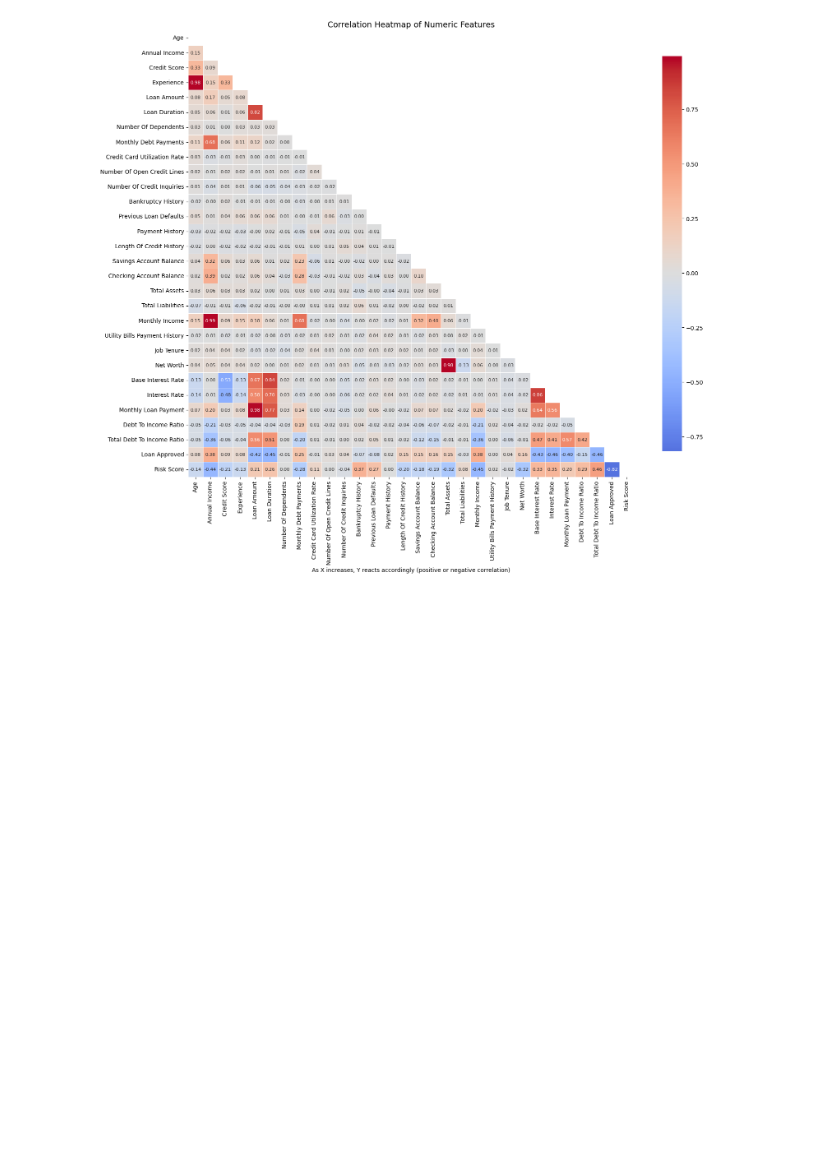
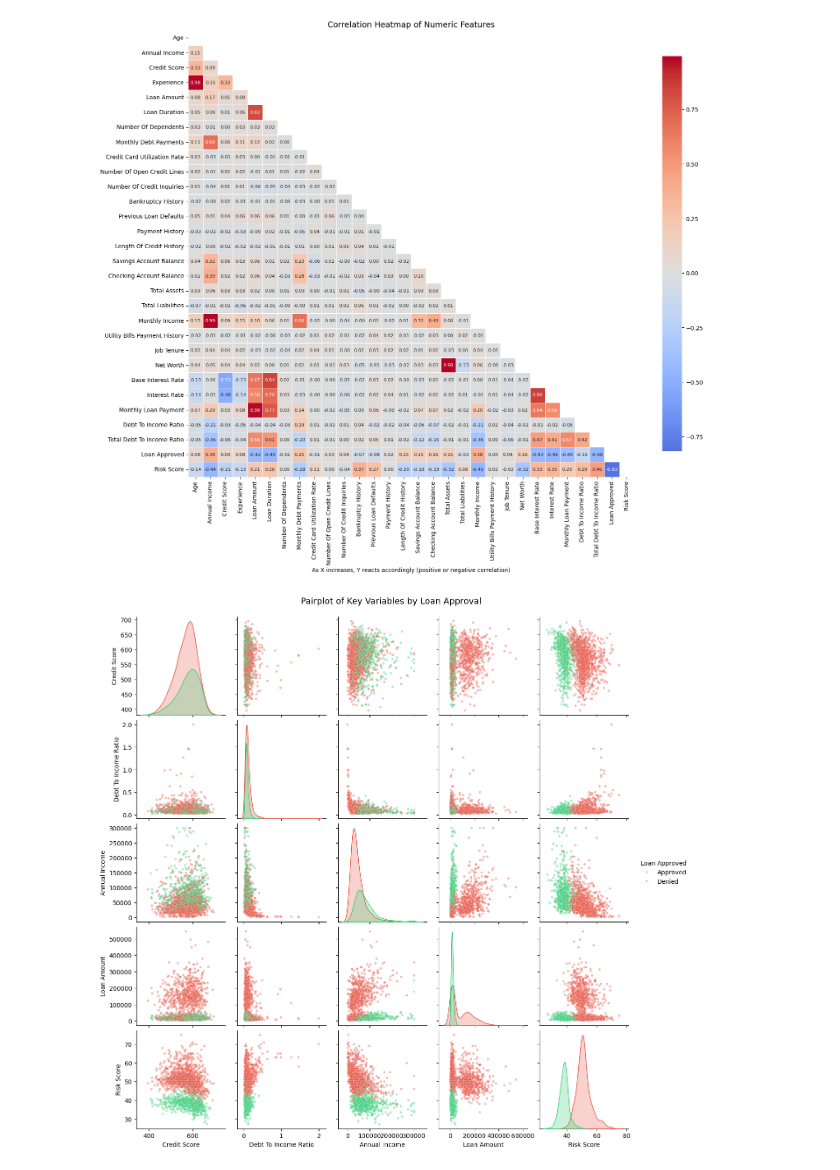
Before and after one commit to pranu-05/Intelligent-Loan-Pricing-ML-Project, a Jupyter notebook: loan_approved_predictor_notebook.ipynb, the cells around one changed output. Drawn from its saved outputs; the diff is of its cells as text; code cells hidden in the pictures; blank space fills up the shorter version.

```diff
--- a/loan_approved_predictor_notebook.ipynb
+++ b/loan_approved_predictor_notebook.ipynb
@@ -447,3 +447,23 @@ plt.xlabel("As X increases, Y reacts accordingly (positive or negative correlati
 plt.show()
 # %% [output]
 [figure]
+# %%
+# Map LoanApproved to readable labels for the legend
+df['Loan Approved'] = df['Loan Approved'].map({0: 'Denied', 1: 'Approved'})
+
+variables = ['Credit Score', 'Debt To Income Ratio', 'Annual Income', 'Loan Amount', 'Risk Score']
+
+g = sns.pairplot(
+    df,
+    vars=variables,
+    hue='Loan Approved',
+    palette={'Approved': '#2ecc71', 'Denied': '#e74c3c'},
+    diag_kind='kde',
+    plot_kws={'alpha': 0.4, 's': 15},
+    height=2.5
+)
+
+g.fig.suptitle('Pairplot of Key Variables by Loan Approval', y=1.02, fontsize=14)
+plt.show()
+# %% [output]
+[figure, added]
```
Also changed, not shown: parts of 1 cell of this notebook.
